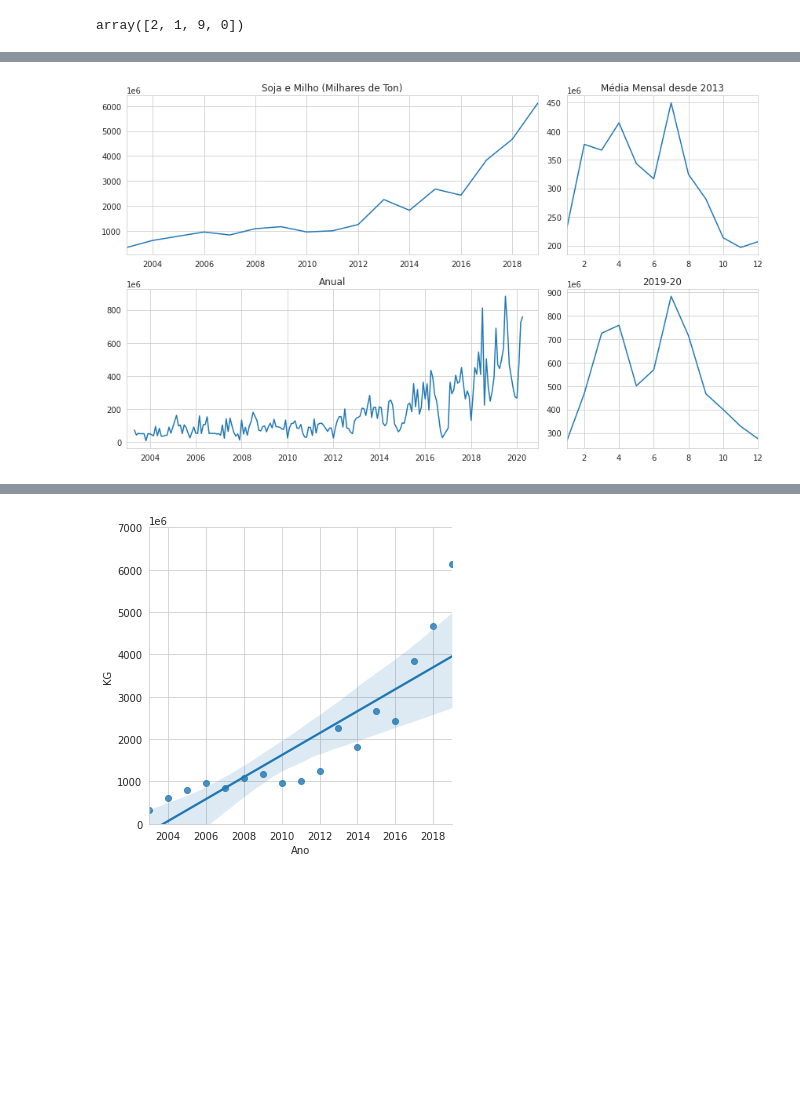
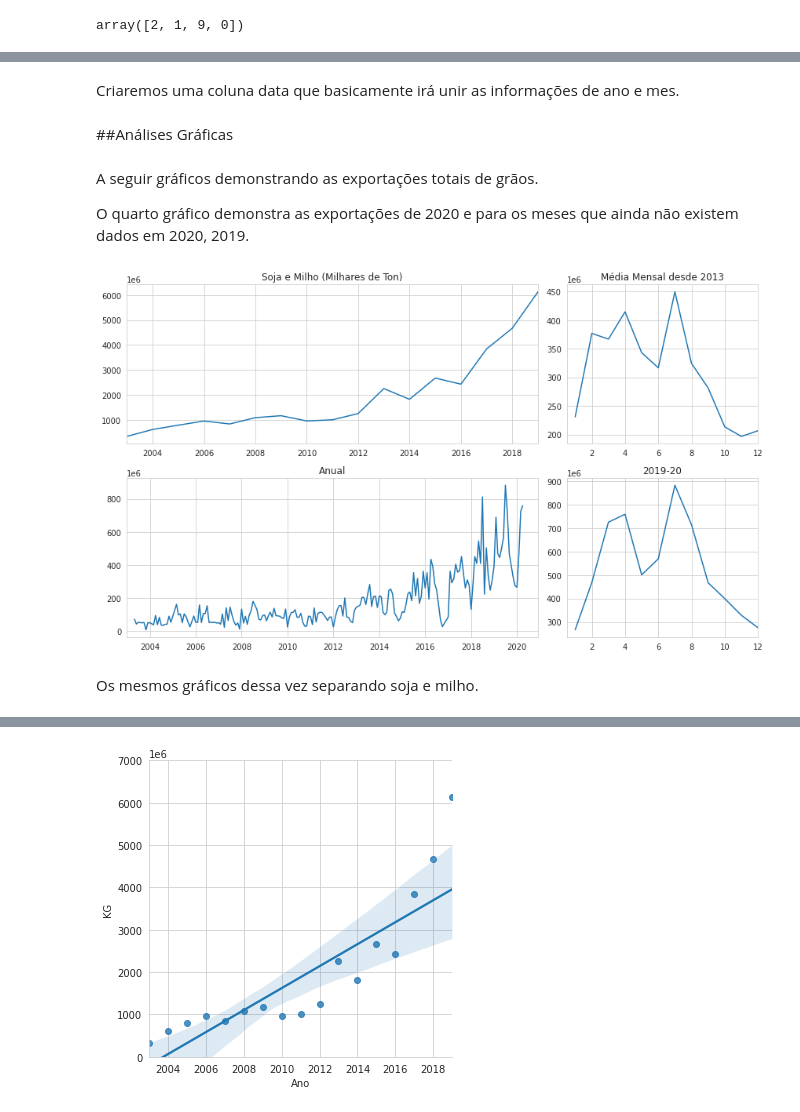
Before and after one commit to Trajanolc/Analise_Graos_Santarem, a Jupyter notebook: Analise_Exportação_Por_porto_Santarém.ipynb, the cells around one changed output, grey strips where cells are left out. Saved outputs shown, nothing was run; the diff lists cells and outputs as text; code cells hidden in the pictures; blank space fills up the shorter version.

```diff
--- a/Analise_Exportação_Por_porto_Santarém.ipynb
+++ b/Analise_Exportação_Por_porto_Santarém.ipynb
@@ -45,43 +68,53 @@ sant_grao.drop(axis=1,labels=['Pais','CO_PAIS','URF','UNID'],inplace=True)
+# %% [markdown]
+Criaremos uma coluna data que basicamente irá unir as informações de ano e mes.
 # %%
 sant_grao['Data'] = sant_grao.apply(lambda x: pd.to_datetime(str(x['Mes']) +'/'+ str(x['Ano'])),axis=1)
 #coluna data usando o formato datetime
 sant_grao.to_csv('graos_santarem.csv')
+# %% [markdown]
+##Análises Gráficas
+# %% [markdown]
+A seguir gráficos demonstrando as exportações totais de grãos.
+
+O quarto gráfico demonstra as exportações de 2020 e para os meses que ainda não existem dados em 2020, 2019.
 # %%
 plt.figure(figsize=(12,7))
 
 ax1 = plt.subplot2grid((2, 3), (0, 0),colspan=2)
 ax1.set_title('Soja e Milho (Milhares de Ton)')
 ax1.ticklabel_format(axis='y',scilimits=(6,6))
 ax1.set_xlim([2003,2019])
 
 ax2 = plt.subplot2grid((2, 3), (0, 2))
 ax2.set_title('Média Mensal desde 2013')
 ax2.ticklabel_format(axis='y',scilimits=(6,6))
-ax2.set_xlim([1,12])
+ax2.set_xlim([0.5,12])
 
 ax3 = plt.subplot2grid((2, 3), (1, 0),  colspan=2)
 ax3.ticklabel_format(axis='y',scilimits=(6,6))
 ax3.set_title('Anual')
 ax3.set_xlim([datetime.date(2003,1,1),datetime.date(2020,12,1)])
 
 ax4 = plt.subplot2grid((2, 3), (1, 2))
 ax4.set_title('2019-20')
 ax4.ticklabel_format(axis='y',scilimits=(6,6))
-ax4.set_xlim([1,12])
+ax4.set_xlim([0.5,12])
 
 
 
 sns.lineplot(data=sant_grao.groupby('Ano').sum()['KG'],ax=ax1)
 sns.lineplot(data=sant_grao[(sant_grao['Ano']>=2013)].groupby('Mes').sum()['KG']/7,ax=ax2)
 sns.lineplot(data=sant_grao.groupby('Data').sum()['KG'],ax=ax3)
 sns.lineplot(data=sant_grao[sant_grao['Data']>"2019-04-01"].groupby('Mes').sum()['KG'],ax=ax4)
 
 #sns.lineplot(data=sant_grao[(sant_grao['NCM']==NCM_Code) & (sant_grao['Ano']>=2019)].groupby('Data').sum()['KG'],ax=ax4)
 
 plt.tight_layout()
 #Soja e Milho somados
 # %% [output]
-[figure, old version]
+[figure, new version]
+# %% [markdown]
+Os mesmos gráficos dessa vez separando soja e milho.
 # %%
 Soja = str(1201)
 Milho = str(1005)
```
Also changed, not shown: parts of 26 cells of this notebook.
